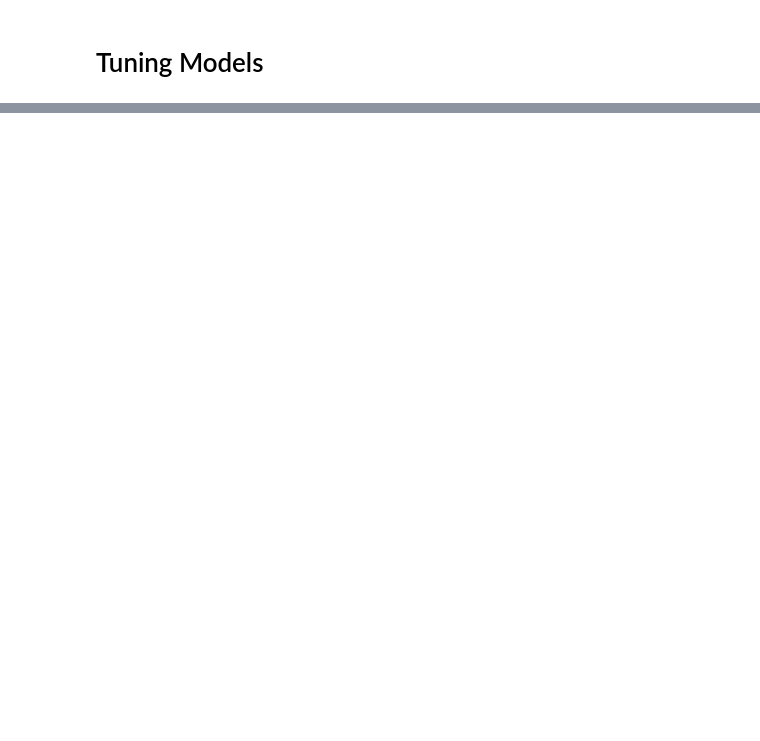
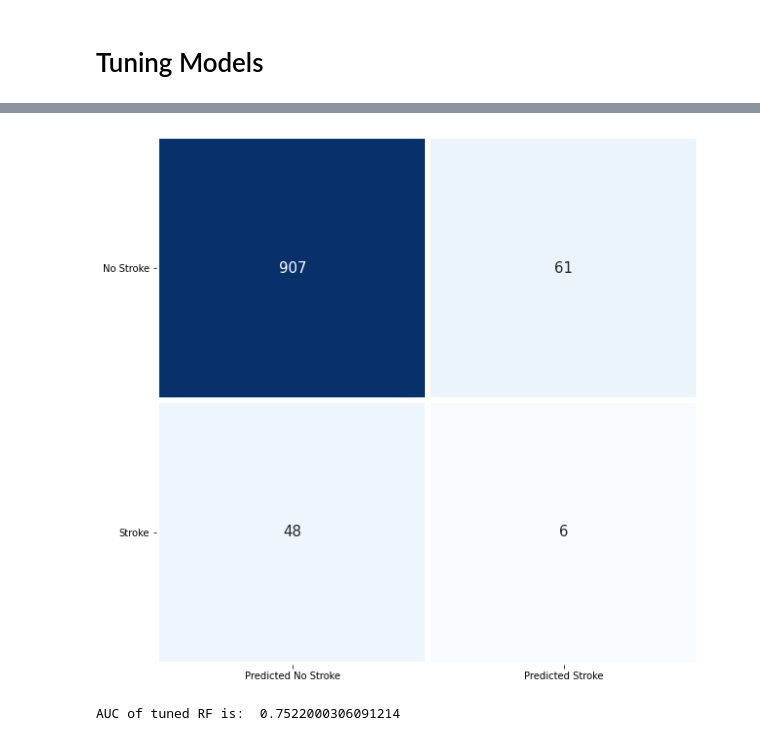
Before and after one commit to PrakritiAilavadi/Kaggle, a Jupyter notebook: stroke-prediction-eda-modelling.ipynb, the cells around one changed output, grey strips where cells are left out. Cells and saved outputs as stored; diff of their text form; code cells hidden in the pictures; blank space fills up the shorter version.

```diff
--- a/stroke-prediction-eda-modelling.ipynb
+++ b/stroke-prediction-eda-modelling.ipynb
@@ -782,0 +803,23 @@ df_results
+# %%
+grid_models = [
+    (LogisticRegression(), [{'C':[0.25, 0.5, 0.75, 1], 'random_state':[0]}]),
+    #(KNeighborsClassifier(), [{'n_neighbors': [5,7,8,10], 'metric': ['euclidian', 'manhattan', 'chebyshev', 'minkowski']}]),
+    (SVC(), [{'C': [0.25, 0.5, 0.75, 1], 'kernel': ['linear', 'rbf'], 'random_state':[0]}]),
+    (GaussianNB(), [{'var_smoothing': [1e-09]}]),
+    (BernoulliNB(), [{'alpha': [0.25, 0.5, 1]}]),
+    (DecisionTreeClassifier(), [{'criterion': ['gini', 'entropy'], 'random_state': [0]}]),
+    (RandomForestClassifier(), [{'n_estimators': [100, 150, 200], 'criterion': ['gini', 'entropy'], 'random_state': [0]}]),
+    (XGBClassifier(), [{'learning_rate': [0.01, 0.05, 0.1], 'eval_metric': ['error'], 'use_label_encoder': [False]}])
+]
+# %%
+for i,j in grid_models:
+    grid = GridSearchCV(estimator = i, param_grid = j, scoring = 'accuracy', cv = 10)
+    grid.fit(x_train_res, y_train_res)
+    best_accuracy = grid.best_score_
+    best_param = grid.best_params_
+
+    print("{}: ", i)
+    print("Best Accuracy:  {:.2f} %".format(best_accuracy*100))
+    print("Best parameters selected: ", best_param)
+    print("------------------------------")
+    print("\n")
@@ -782,0 +848,10 @@ df_results
+# %%
+# Fitting the random forest model with the above hyper parameters obtained by grid search
+
+classifier = RandomForestClassifier(criterion = 'entropy', n_estimators = 150, random_state = 0)
+classifier.fit(x_train_res, y_train_res)
+y_pred = classifier.predict(x_test)
+y_prob = classifier.predict_proba(x_test)[:,1] #probability with which the prediction is made
+cm = confusion_matrix(y_test, y_pred)
+
+print("predicted y: ", y_pred)
@@ -782,0 +891,21 @@ df_results
+# %%
+# Visualizing Confusion Matrix
+import matplotlib.pyplot as plt
+import seaborn as sns
+
+plt.figure(figsize = (10,10))
+sns.heatmap(cm, cmap = 'Blues', annot = True, fmt='d', linewidths = 5, cbar = False,
+           annot_kws = {'fontsize': 15}, yticklabels= ['No Stroke', 'Stroke'],
+           xticklabels= ['Predicted No Stroke', 'Predicted Stroke'])
+plt.yticks(rotation = 0)
+plt.show()
+# %% [output]
+[figure, added]
+# %%
+# Visualizing the ROC-AUC curve
+false_positive_rate, true_positive_rate, thresholds = roc_curve(y_test, y_prob)
+roc_auc_score = auc(false_positive_rate, true_positive_rate)
+roc1 = roc_auc_score
+print("AUC of tuned RF is: ", roc_auc_score)
+# %% [output]
+AUC of tuned RF is:  0.7522000306091214
```
Also changed, not shown: parts of 23 cells of this notebook.
